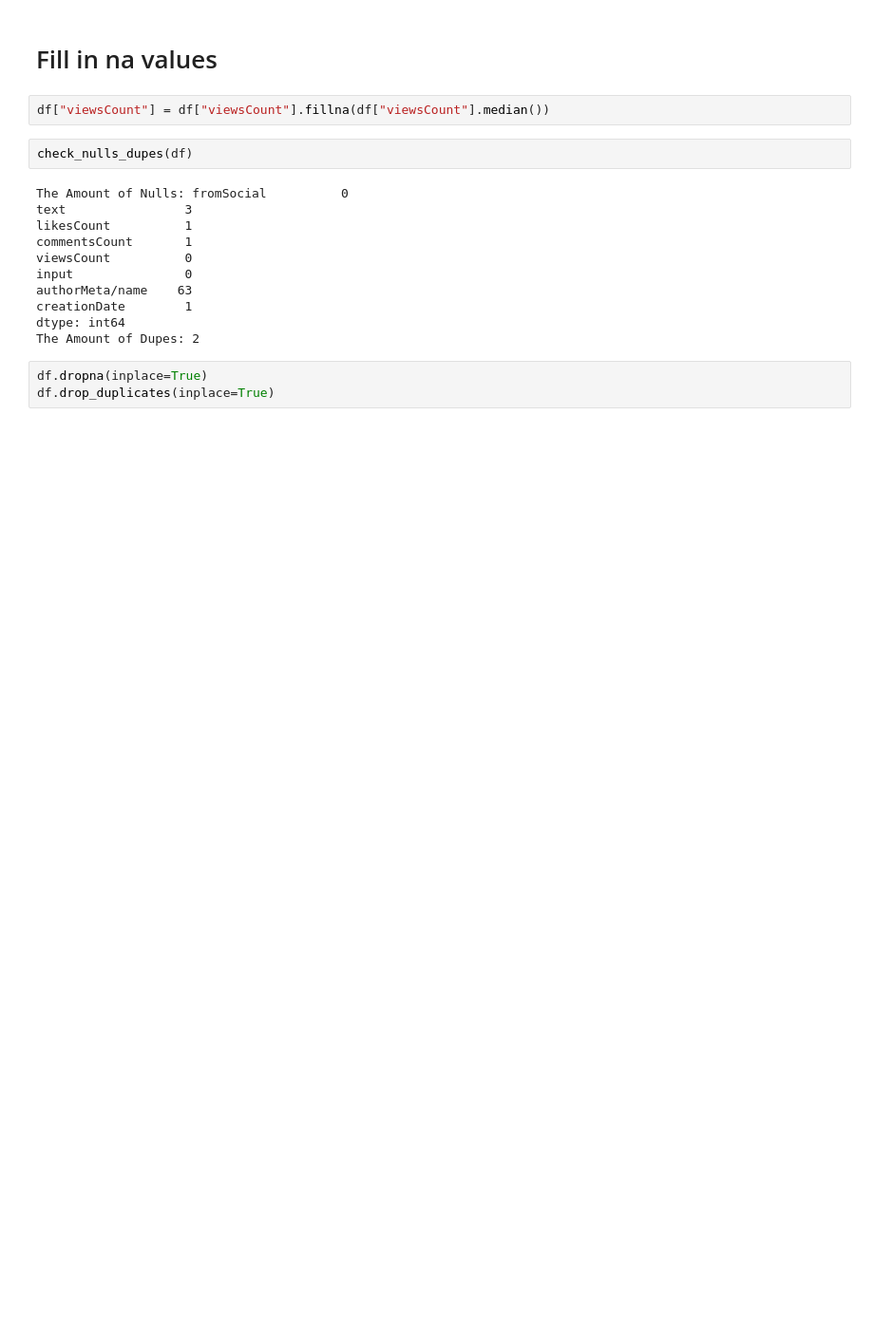
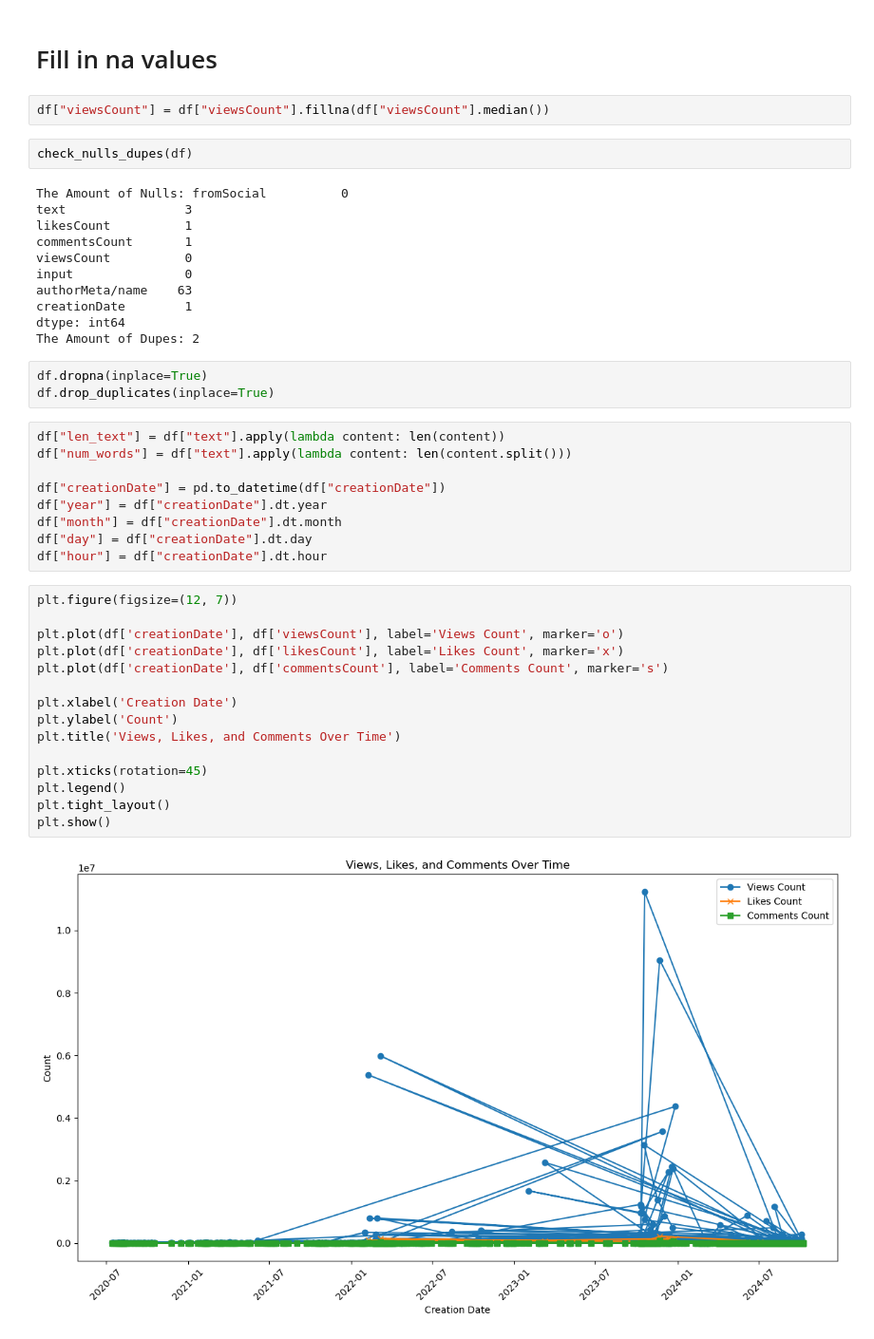
Before and after one commit to MaukanMir/Global-Conflict-Analysis, a Jupyter notebook: training.ipynb, the cells around one changed output. Shown at 95% size. Saved outputs shown, nothing was run; the diff lists cells and outputs as text; blank space fills up the shorter version.

```diff
--- a/training.ipynb
+++ b/training.ipynb
@@ -158,3 +156,29 @@ The Amount of Dupes: 2
 # %%
 df.dropna(inplace=True)
 df.drop_duplicates(inplace=True)
+# %%
+df["len_text"] = df["text"].apply(lambda content: len(content))
+df["num_words"] = df["text"].apply(lambda content: len(content.split()))
+
+df["creationDate"] = pd.to_datetime(df["creationDate"])
+df["year"] = df["creationDate"].dt.year
+df["month"] = df["creationDate"].dt.month
+df["day"] = df["creationDate"].dt.day
+df["hour"] = df["creationDate"].dt.hour
+# %%
+plt.figure(figsize=(12, 7))
+
+plt.plot(df['creationDate'], df['viewsCount'], label='Views Count', marker='o')
+plt.plot(df['creationDate'], df['likesCount'], label='Likes Count', marker='x')
+plt.plot(df['creationDate'], df['commentsCount'], label='Comments Count', marker='s')
+
+plt.xlabel('Creation Date')
+plt.ylabel('Count')
+plt.title('Views, Likes, and Comments Over Time')
+
+plt.xticks(rotation=45)
+plt.legend()
+plt.tight_layout()
+plt.show()
+# %% [output]
+[figure, added]
```
Also changed, not shown: parts of 1 cell of this notebook.
